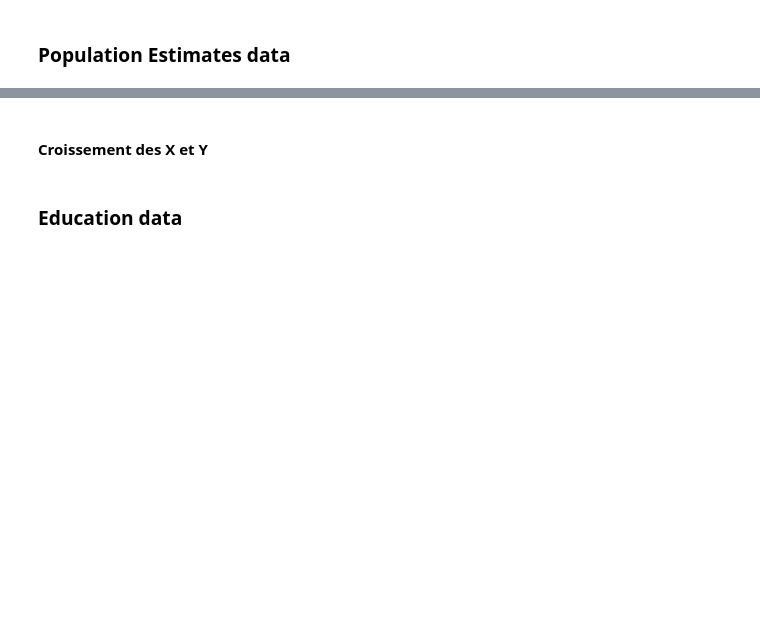
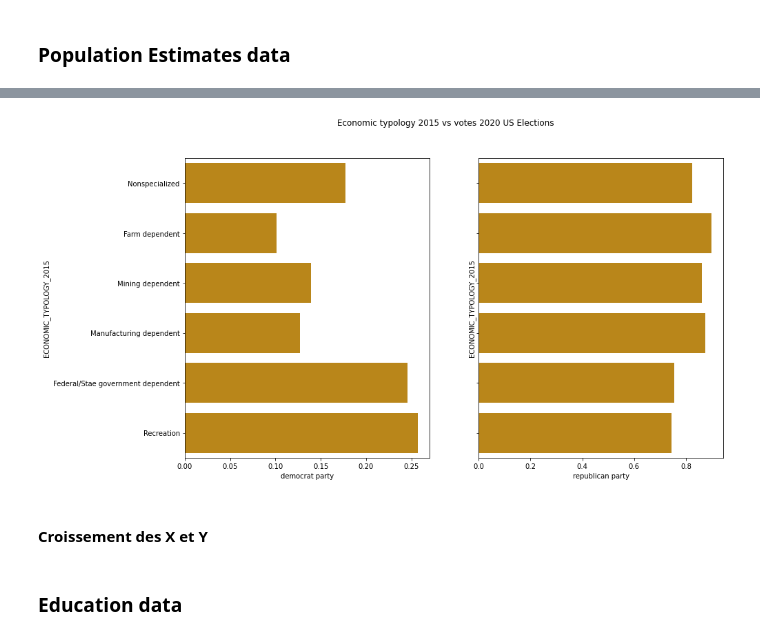
Before and after one commit to vnarvaezt/classification_feature_select_methods, a Jupyter notebook: exploratory_analysis.ipynb, the cells around one changed output, grey strips where cells are left out. Saved outputs shown, nothing was run; the diff lists cells and outputs as text; code cells hidden in the pictures; blank space fills up the shorter version.

Commit message:
fixed preprocessing

```diff
--- a/exploratory_analysis.ipynb
+++ b/exploratory_analysis.ipynb
@@ -586,5 +660,7 @@ There none duplicates based on keys COUNTY_FIPS
 # %%
-df_presidential_2020["y"] = np.where(df_presidential_2020["VOTES_GOP"] < df_presidential_2020["VOTES_DEM"], "democrat party", "republican party")
+df_presidential_2020["y"] = np.where(
+    df_presidential_2020["VOTES_GOP"] < df_presidential_2020["VOTES_DEM"],
+                                     "democrat party", "republican party")
 # %%
 df_presidential_2020[df_presidential_2020["COUNTY_NAME"]=="KENT COUNTY"]
 # It is possible to have the sale county name in diffent state names
@@ -671,20 +689,23 @@ def preprocessing_x(df_x, abs_corr_thresh=0.95, feat_to_keep="", max_var_toDrop=
 # %%
 df_population = read_excel(f"{dir_path}PopulationEstimates.xls")
 ### explore data
+print(df_population.columns)
+print(df_population.shape)
 check_nan(df_population)
-check_duplicates(df_population, df_population.columns)
+check_duplicates(df_population, ['FIPStxt', 'State'])
 
 ## apply preprocessing
 # select only counties
 recent_feats = ['POP_ESTIMATE_2019', 'N_POP_CHG_2019',
-          'GQ_ESTIMATES_2019', 'INTERNATIONAL_MIG_2019',
-         'NATURAL_INC_2019',  'DEATHS_2019',
-         'DOMESTIC_MIG_2019', 'BIRTHS_2019',
-         'R_DOMESTIC_MIG_2019', 'R_BIRTH_2019']
+              'GQ_ESTIMATES_2019', 'INTERNATIONAL_MIG_2019',
+              'NATURAL_INC_2019',  'DEATHS_2019',
+              'DOMESTIC_MIG_2019', 'BIRTHS_2019',
+              'R_DOMESTIC_MIG_2019', 'R_BIRTH_2019']
 
-df_population_prepro = preprocessing_x(df_population.copy(deep=True),
-                                      feat_to_keep=recent_feats)
-print(df_population_prepro.select_dtypes("category").columns)
+df_population_prepro = preprocessing_x(
+    df_population.copy(deep=True),
+    feat_to_keep=recent_feats
+)
 # %% [output]
 ========== File name US_County_Level_Presidential_Results_08-16.csv
 
@@ -724,0 +772,23 @@ Index([], dtype='object')
+# %%
+cat_cols = ['ECONOMIC_TYPOLOGY_2015']
+y_train = df_presidential_2020["y"]
+for col in cat_cols:
+    # Construction tableau de contingence
+    df_crosstab = (pd.crosstab(index=df_population_prepro[col],
+                               columns=y_train,
+                               normalize="index")
+                   .sort_values("democrat party")
+                  )
+    # Représentation graphique
+    fig, (ax1, ax2) = plt.subplots(1, 2, sharey=True, figsize=(14,8))
+    fig.suptitle('Economic typology 2015 vs votes 2020 US Elections')
+    sns.barplot(x=df_crosstab["democrat party"], y=df_crosstab.index, color="#D38F00", ax=ax1)
+    sns.barplot(x=df_crosstab["republican party"],
+                           y=df_crosstab.index,
+                           color="#D38F00",
+                           ax=ax2)
+
+    bar_plot.set(xlabel='')
+    plt.show()
+# %% [output]
+[figure, added]
```
Also changed, not shown: parts of 24 cells of this notebook.
